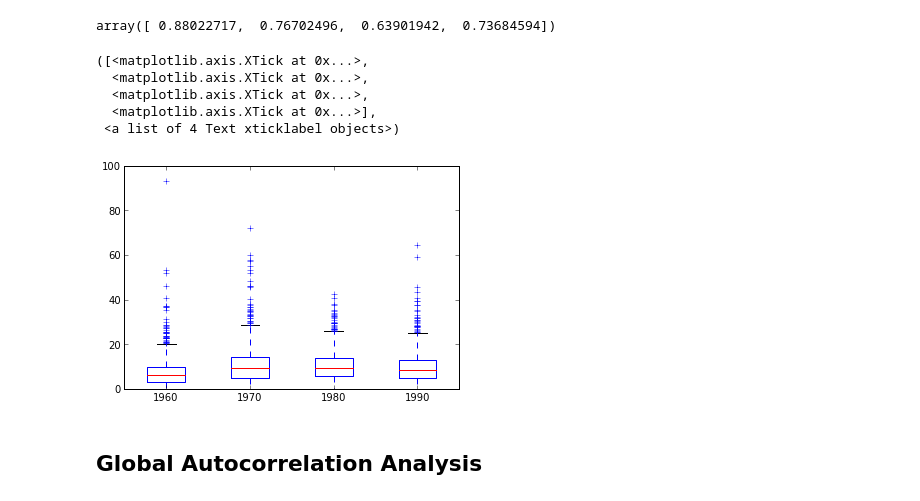
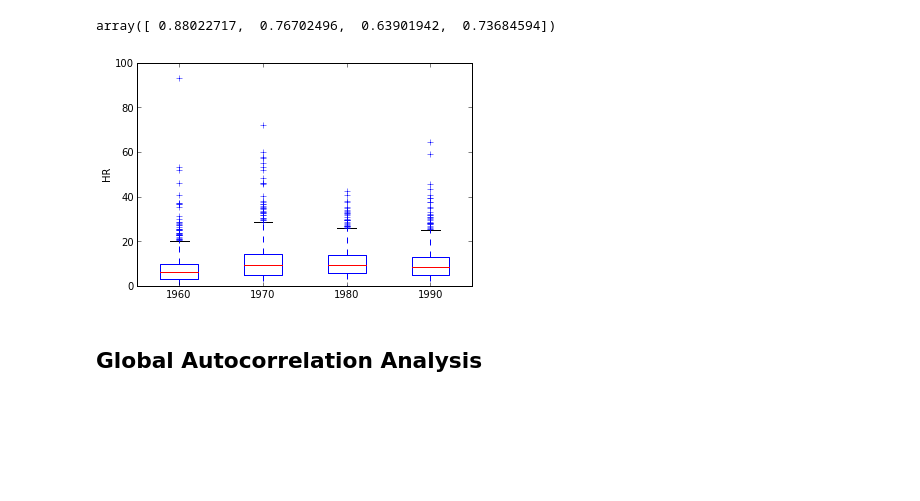
Before and after one commit to sjsrey/pysal_introduction, a Jupyter notebook: src/illustration.ipynb, the cells around one changed output. Saved outputs shown, nothing was run; the diff lists cells and outputs as text; code cells hidden in the pictures; blank space fills up the shorter version.

```diff
--- a/src/illustration.ipynb
+++ b/src/illustration.ipynb
@@ -63,13 +63,10 @@ array([ 0.88022717,  0.76702496,  0.63901942,  0.73684594])
 # %%
 boxplot(hr_mat)
 xticks(range(1,5), ['1960', '1970', '1980', '1990'])
+ylabel('HR')
+savefig('bp.png', dpi=600)
 # %% [output]
-([<matplotlib.axis.XTick at 0x...>,
-  <matplotlib.axis.XTick at 0x...>,
-  <matplotlib.axis.XTick at 0x...>,
-  <matplotlib.axis.XTick at 0x...>],
- <a list of 4 Text xticklabel objects>)
-[figure, old version]
+[figure, new version]
 # %% [markdown]
 ## Global Autocorrelation Analysis
 # %%
```
Also changed, not shown: parts of 6 cells of this notebook, 4 other files.
